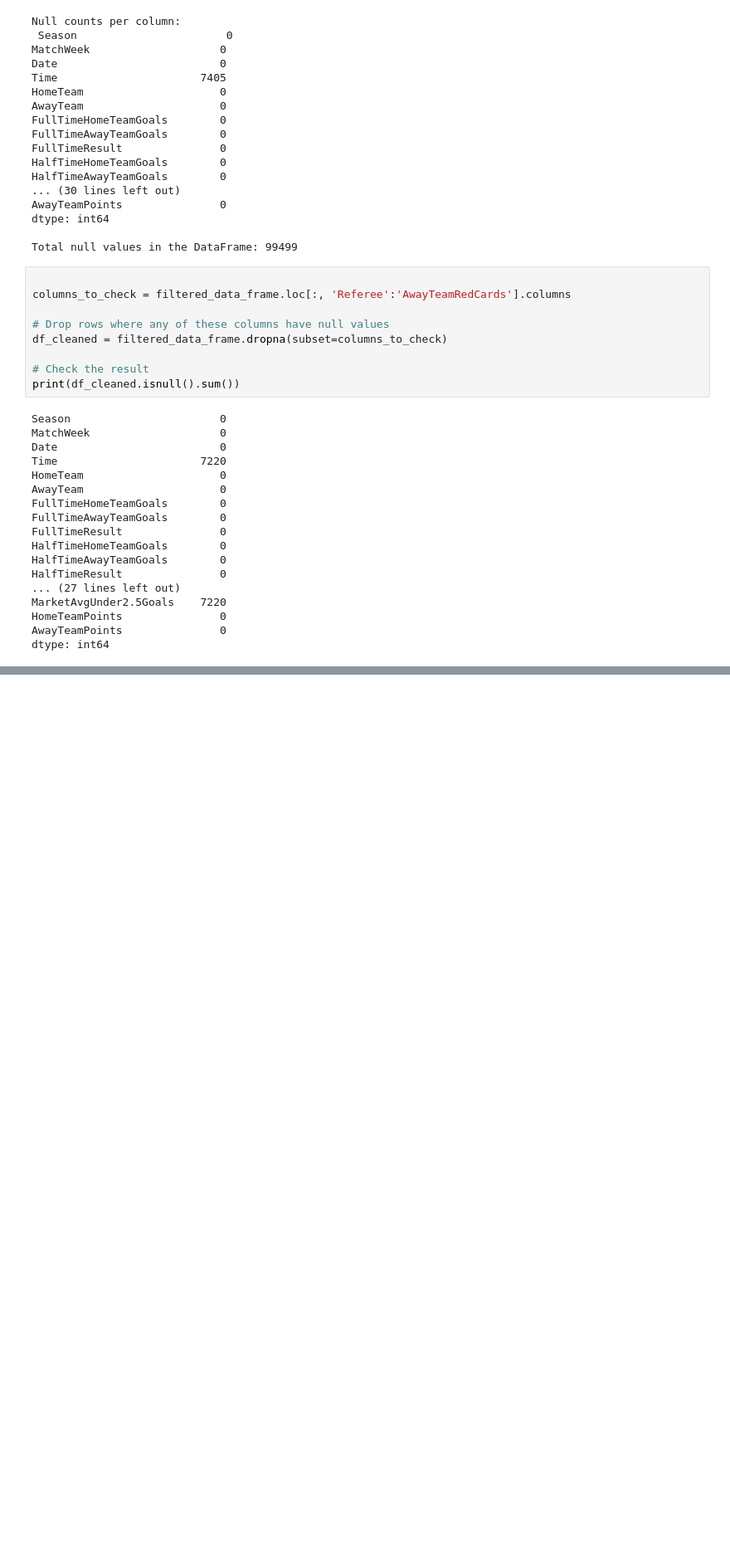
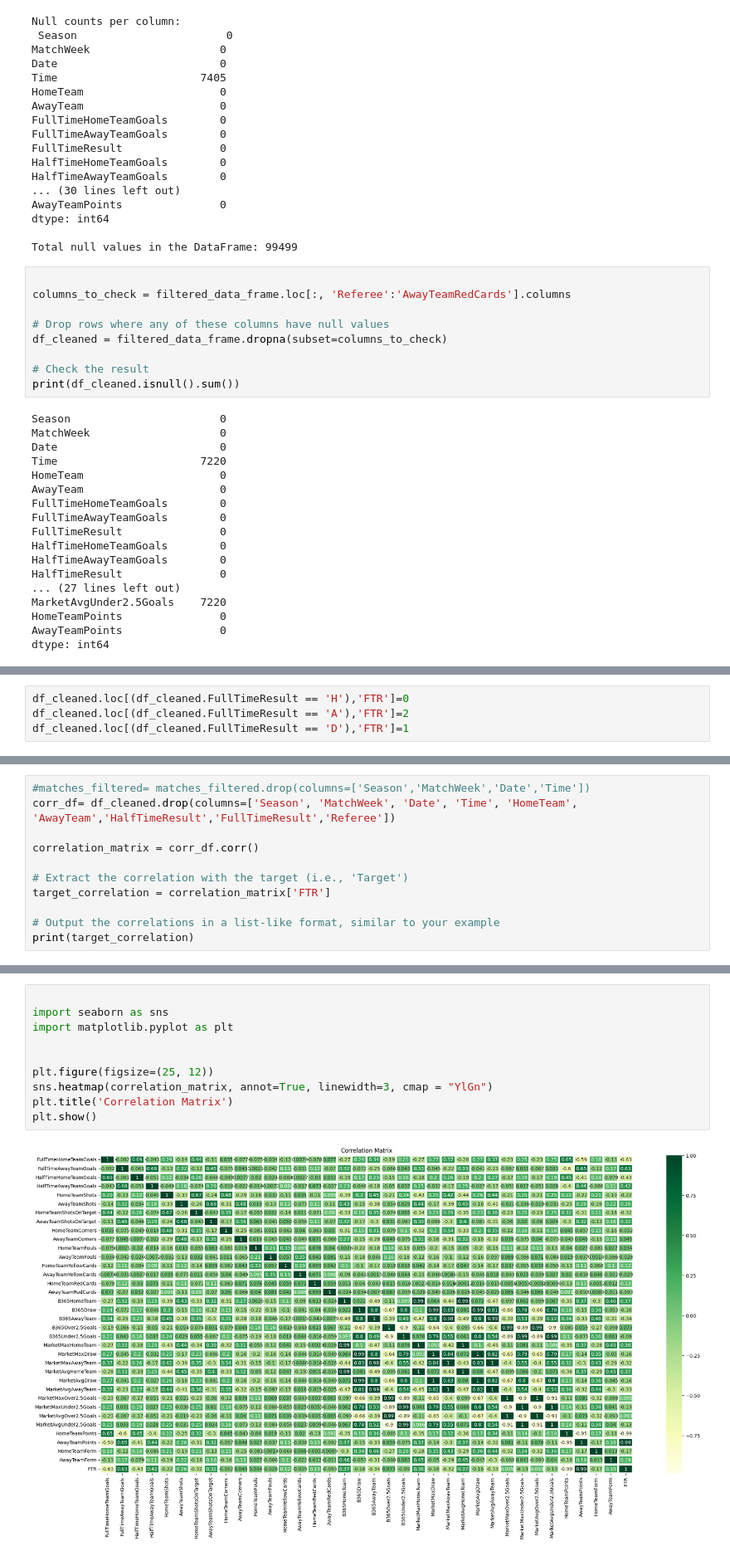
Before and after one commit to Niwanka/footballPrediction, a Jupyter notebook: PremierLeague.ipynb, the cells around one changed output, grey strips where cells are left out. Shown at 83% size. Saved outputs shown, nothing was run; the diff lists cells and outputs as text; blank space fills up the shorter version.

Commit message:
added team forms and checked correlations

```diff
--- a/PremierLeague.ipynb
+++ b/PremierLeague.ipynb
@@ -133,0 +244,4 @@ dtype: int64
+# %%
+df_cleaned.loc[(df_cleaned.FullTimeResult == 'H'),'FTR']=0
+df_cleaned.loc[(df_cleaned.FullTimeResult == 'A'),'FTR']=2
+df_cleaned.loc[(df_cleaned.FullTimeResult == 'D'),'FTR']=1
@@ -133,0 +254,11 @@ dtype: int64
+# %%
+#matches_filtered= matches_filtered.drop(columns=['Season','MatchWeek','Date','Time'])
+corr_df= df_cleaned.drop(columns=['Season', 'MatchWeek', 'Date', 'Time', 'HomeTeam', 'AwayTeam','HalfTimeResult','FullTimeResult','Referee'])
+
+correlation_matrix = corr_df.corr()
+
+# Extract the correlation with the target (i.e., 'Target')
+target_correlation = correlation_matrix['FTR']
+
+# Output the correlations in a list-like format, similar to your example
+print(target_correlation)
@@ -133,0 +283,12 @@ dtype: int64
+# %%
+
+import seaborn as sns
+import matplotlib.pyplot as plt
+
+
+plt.figure(figsize=(25, 12))
+sns.heatmap(correlation_matrix, annot=True, linewidth=3, cmap = "YlGn")
+plt.title('Correlation Matrix')
+plt.show()
+# %% [output]
+[figure, added]
```
Also changed, not shown: parts of 6 cells of this notebook.
